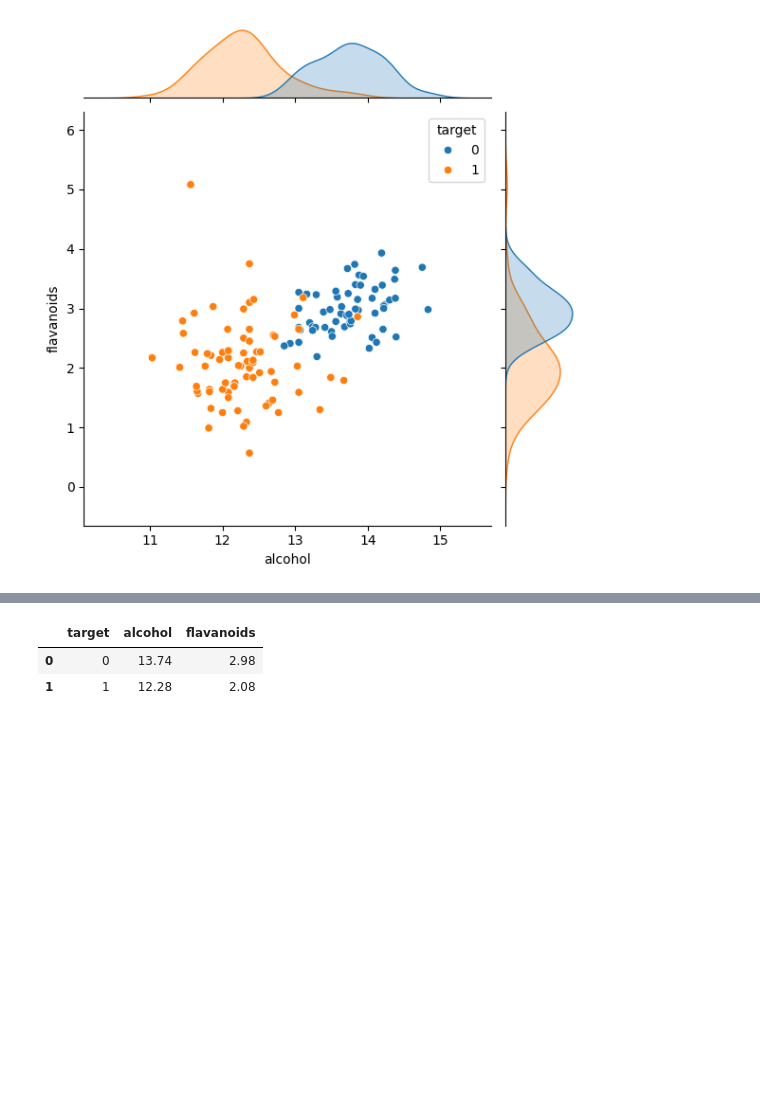
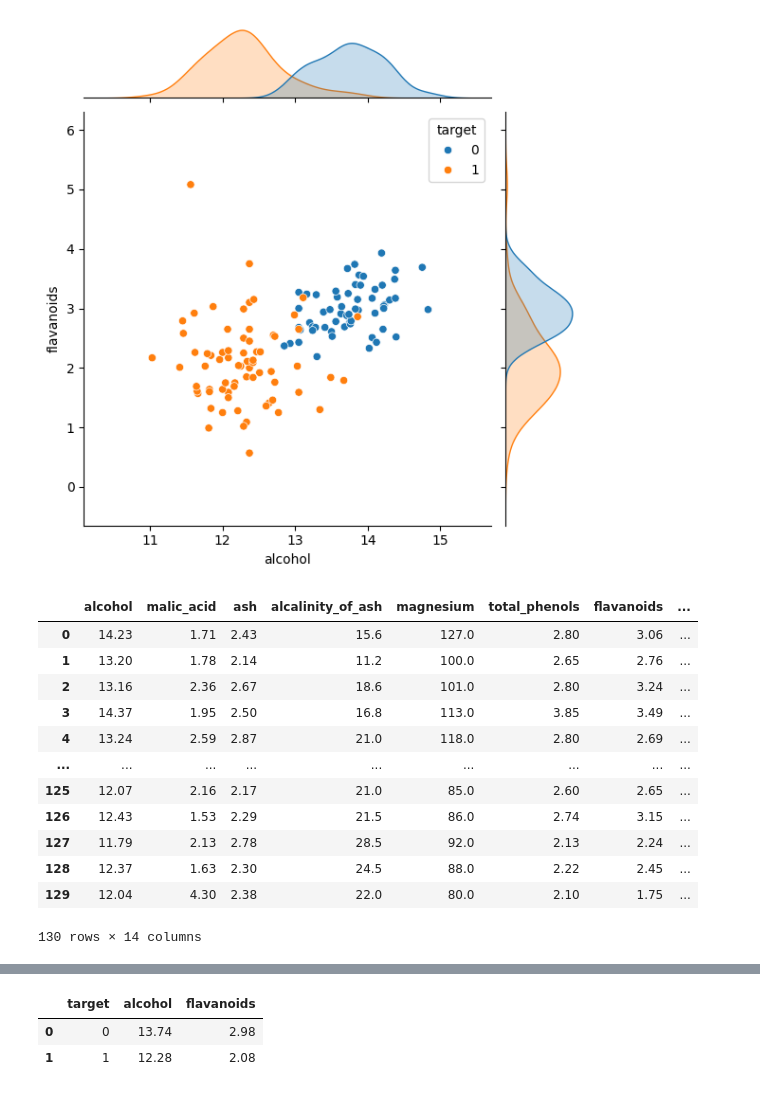
Before and after one commit to ancestor9/Scikit-learn-model-selection-evaluation, a Jupyter notebook: seminar_note_1_1_getting_started.ipynb, the cells around one changed output, grey strips where cells are left out. Drawn from its saved outputs; the diff is of its cells as text; code cells hidden in the pictures; blank space fills up the shorter version.

```diff
--- a/seminar_note_1_1_getting_started.ipynb
+++ b/seminar_note_1_1_getting_started.ipynb
@@ -46,3 +46,20 @@ sns.jointplot(data=df.loc[df.target < 2, :], x='alcohol',y='flavanoids', hue='ta
 # %% [output]
 <seaborn.axisgrid.JointGrid at 0x...>
 [figure]
+# %%
+data = df.loc[df.target < 2, :]
+data
+# %% [output]
+|  | alcohol | malic_acid | ash | alcalinity_of_ash | magnesium | total_phenols | flavanoids | ... |
+| 0 | 14.23 | 1.71 | 2.43 | 15.6 | 127.0 | 2.80 | 3.06 | ... |
+| 1 | 13.20 | 1.78 | 2.14 | 11.2 | 100.0 | 2.65 | 2.76 | ... |
+| 2 | 13.16 | 2.36 | 2.67 | 18.6 | 101.0 | 2.80 | 3.24 | ... |
+| 3 | 14.37 | 1.95 | 2.50 | 16.8 | 113.0 | 3.85 | 3.49 | ... |
+| 4 | 13.24 | 2.59 | 2.87 | 21.0 | 118.0 | 2.80 | 2.69 | ... |
+| ... | ... | ... | ... | ... | ... | ... | ... | ... |
+| 125 | 12.07 | 2.16 | 2.17 | 21.0 | 85.0 | 2.60 | 2.65 | ... |
+| 126 | 12.43 | 1.53 | 2.29 | 21.5 | 86.0 | 2.74 | 3.15 | ... |
+| 127 | 11.79 | 2.13 | 2.78 | 28.5 | 92.0 | 2.13 | 2.24 | ... |
+| 128 | 12.37 | 1.63 | 2.30 | 24.5 | 88.0 | 2.22 | 2.45 | ... |
+| 129 | 12.04 | 4.30 | 2.38 | 22.0 | 80.0 | 2.10 | 1.75 | ... |
+130 rows × 14 columns
```
Also changed, not shown: parts of 6 cells of this notebook.
